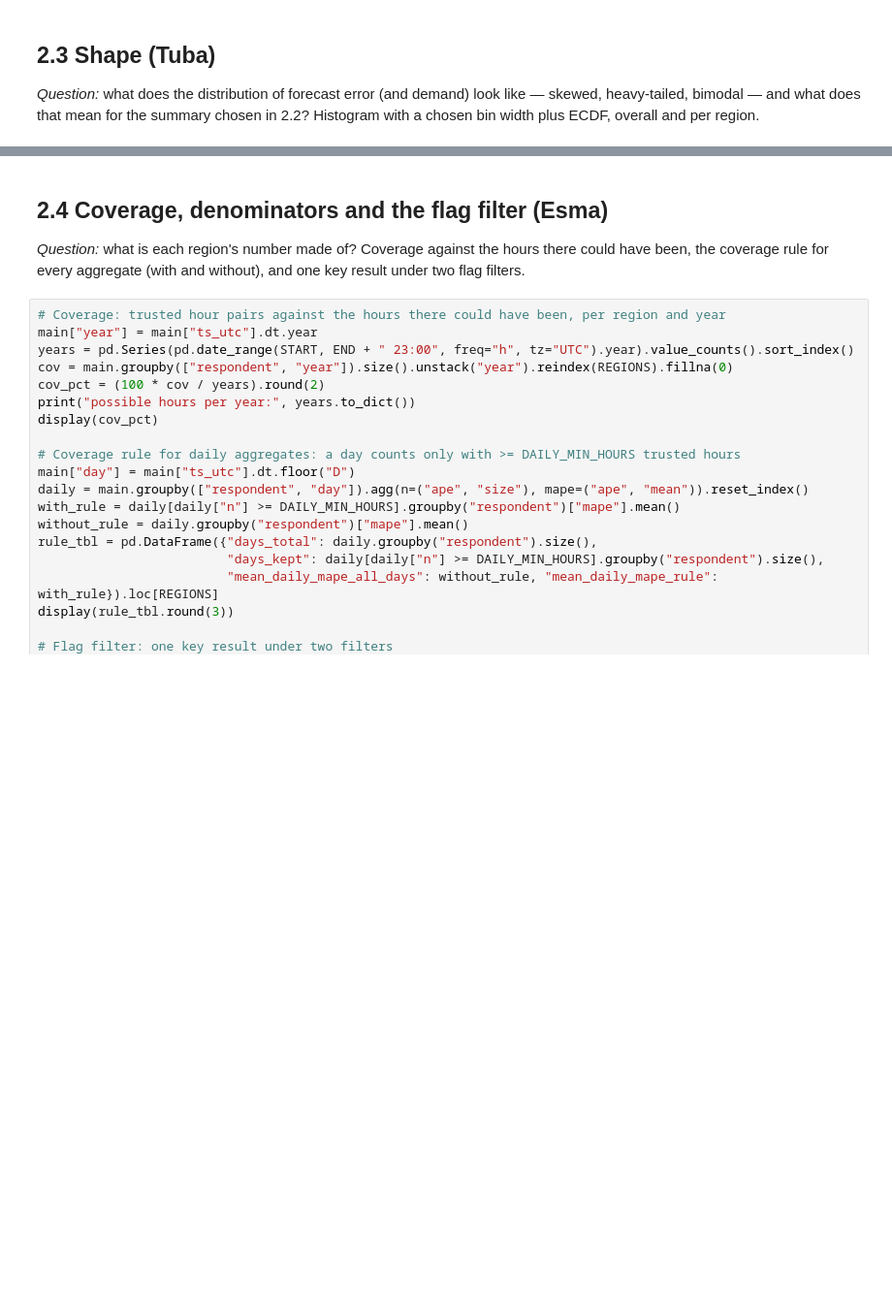
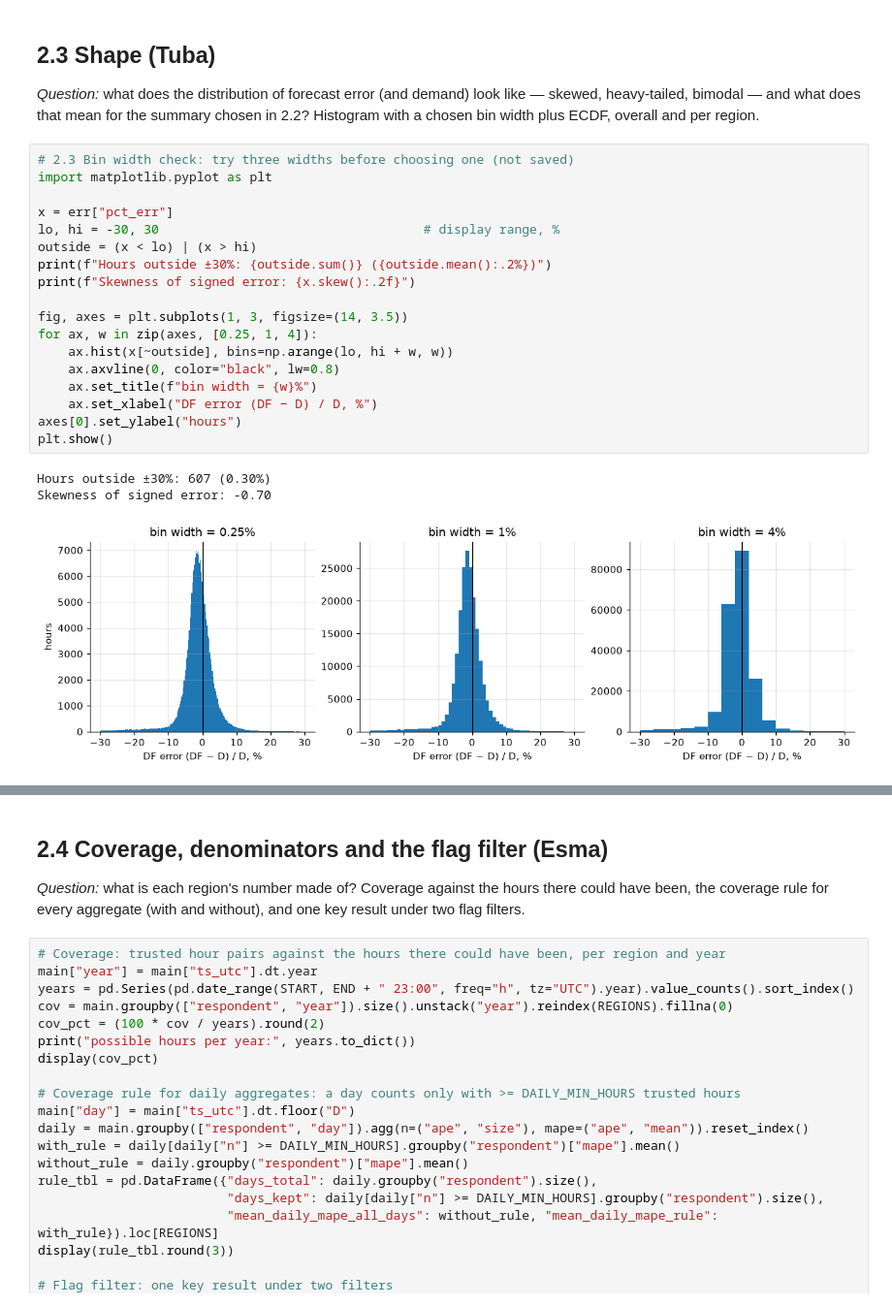
Before and after one commit to se-230717018/electricity-demand-weather-pipeline, a Jupyter notebook: notebooks/m4_eda.ipynb, the cells around one changed output, grey strips where cells are left out. Shown at 97% size. Drawn from its saved outputs; the diff is of its cells as text; blank space fills up the shorter version.

```diff
--- a/notebooks/m4_eda.ipynb
+++ b/notebooks/m4_eda.ipynb
@@ -148,3 +234,25 @@ summary (median APE, 95th percentile) rank the regions the same way? Every value
 
 *Question:* what does the distribution of forecast error (and demand) look like — skewed, heavy-tailed, bimodal — and
 what does that mean for the summary chosen in 2.2? Histogram with a chosen bin width plus ECDF, overall and per region.
+# %%
+# 2.3 Bin width check: try three widths before choosing one (not saved)
+import matplotlib.pyplot as plt
+
+x = err["pct_err"]
+lo, hi = -30, 30                                   # display range, %
+outside = (x < lo) | (x > hi)
+print(f"Hours outside ±30%: {outside.sum()} ({outside.mean():.2%})")
+print(f"Skewness of signed error: {x.skew():.2f}")
+
+fig, axes = plt.subplots(1, 3, figsize=(14, 3.5))
+for ax, w in zip(axes, [0.25, 1, 4]):
+    ax.hist(x[~outside], bins=np.arange(lo, hi + w, w))
+    ax.axvline(0, color="black", lw=0.8)
+    ax.set_title(f"bin width = {w}%")
+    ax.set_xlabel("DF error (DF − D) / D, %")
+axes[0].set_ylabel("hours")
+plt.show()
+# %% [output]
+Hours outside ±30%: 607 (0.30%)
+Skewness of signed error: -0.70
+[figure, added]
```
Also changed, not shown: parts of 7 cells of this notebook, 3 other files.
